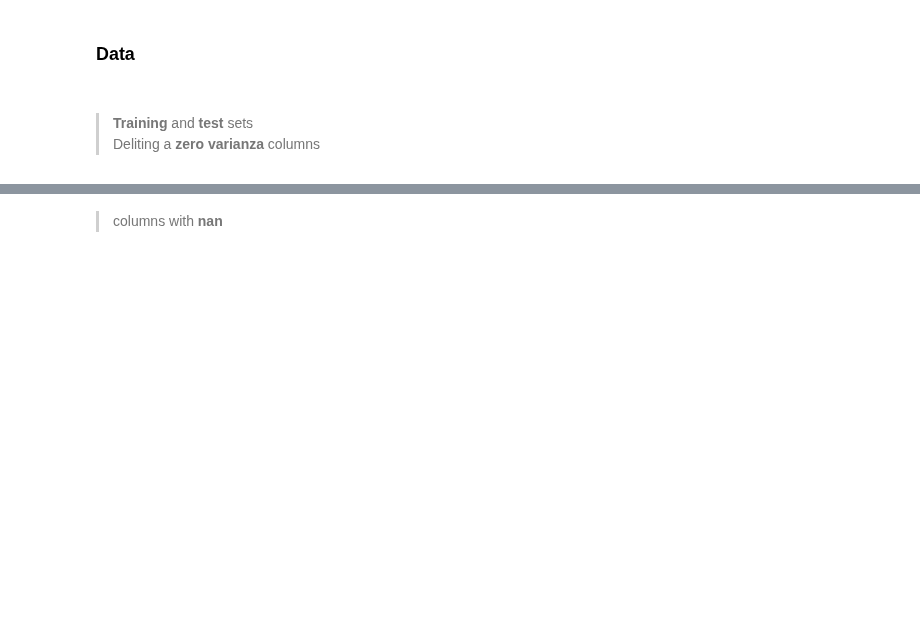
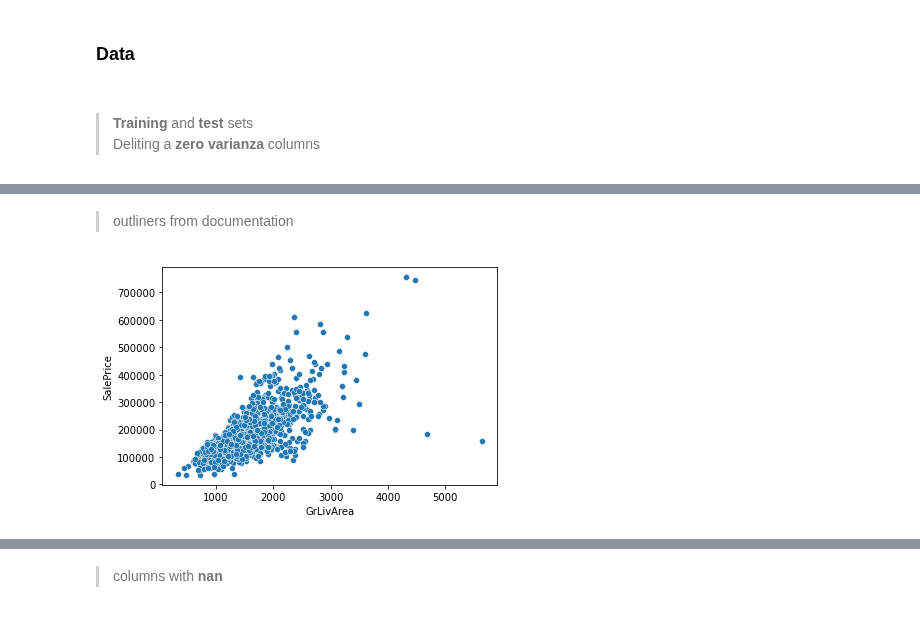
Before and after one commit to antirrabia/Data-Mining, a Jupyter notebook: notebooks/HousePrices(v.2).ipynb, the cells around one changed output, grey strips where cells are left out. Cells and saved outputs as stored; diff of their text form; code cells hidden in the pictures; blank space fills up the shorter version.

```diff
--- a/notebooks/HousePrices(v.2).ipynb
+++ b/notebooks/HousePrices(v.2).ipynb
@@ -43,0 +53,6 @@ raw_columns = set( all_d.columns )
+# %% [markdown]
+> outliners from documentation
+# %%
+sns.scatterplot(x=d_tr['GrLivArea'], y=y);
+# %% [output]
+[figure, added]
```
Also changed, not shown: parts of 20 cells of this notebook.
